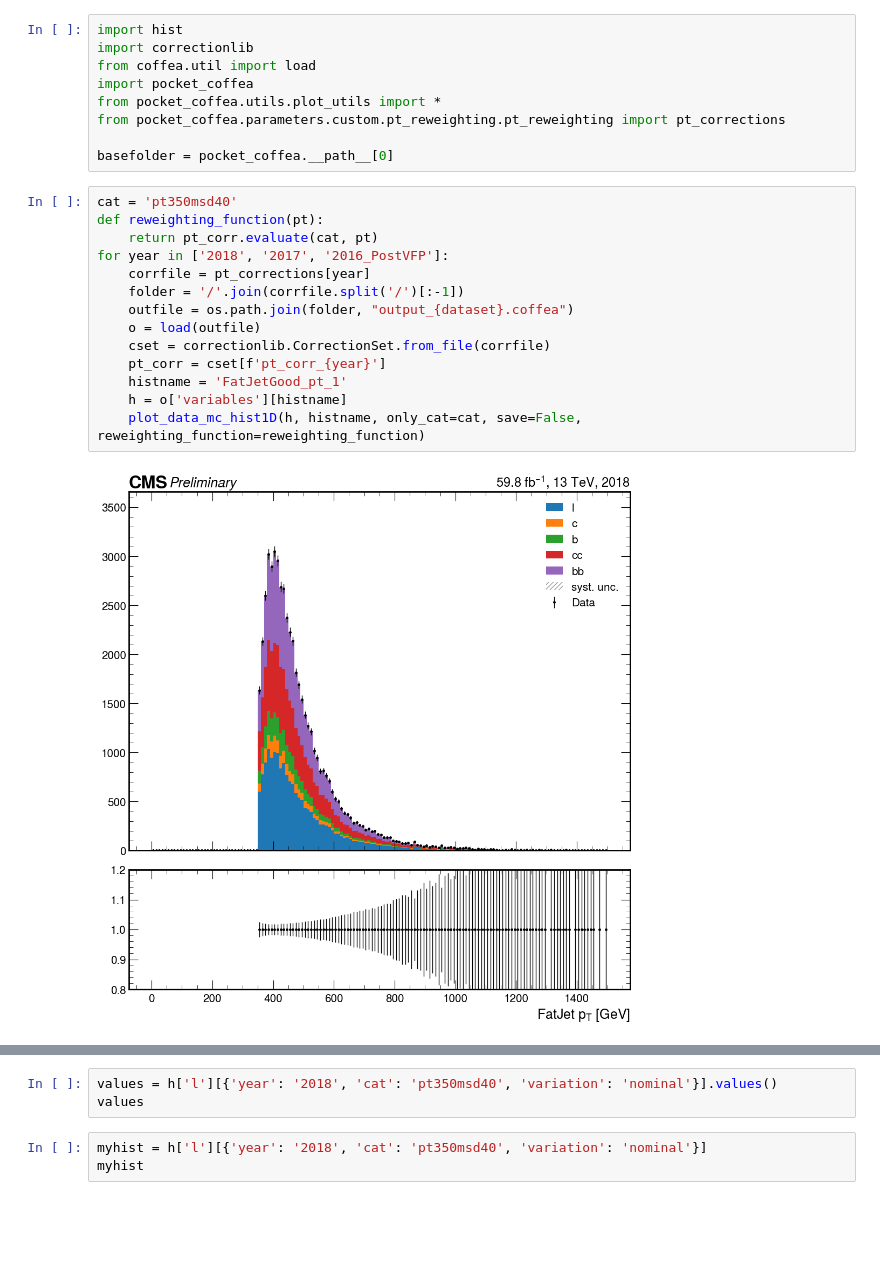
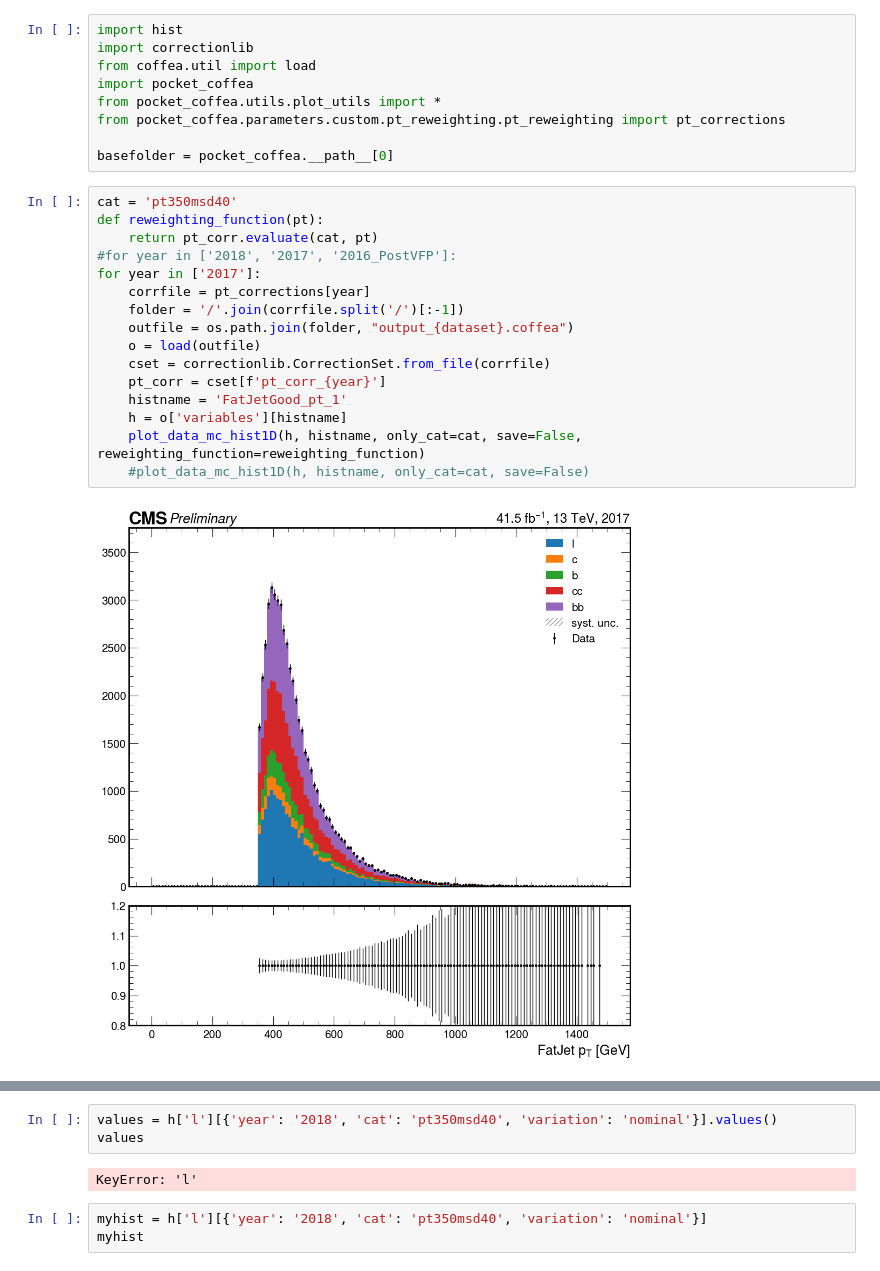
Before and after one commit to colizz/BTVNanoCommissioning, a Jupyter notebook: notebooks/check_pt_reweighting.ipynb, the cells around one changed output, grey strips where cells are left out. Drawn from its saved outputs; the diff is of its cells as text; blank space fills up the shorter version.

```diff
--- a/notebooks/check_pt_reweighting.ipynb
+++ b/notebooks/check_pt_reweighting.ipynb
@@ -10,16 +10,18 @@ basefolder = pocket_coffea.__path__[0]
 # %%
 cat = 'pt350msd40'
 def reweighting_function(pt):
     return pt_corr.evaluate(cat, pt)
-for year in ['2018', '2017', '2016_PostVFP']:
+#for year in ['2018', '2017', '2016_PostVFP']:
+for year in ['2017']:
     corrfile = pt_corrections[year]
     folder = '/'.join(corrfile.split('/')[:-1])
     outfile = os.path.join(folder, "output_{dataset}.coffea")
     o = load(outfile)
     cset = correctionlib.CorrectionSet.from_file(corrfile)
     pt_corr = cset[f'pt_corr_{year}']
     histname = 'FatJetGood_pt_1'
     h = o['variables'][histname]
     plot_data_mc_hist1D(h, histname, only_cat=cat, save=False, reweighting_function=reweighting_function)
+    #plot_data_mc_hist1D(h, histname, only_cat=cat, save=False)
 # %% [output]
-[figure, old version]
+[figure, new version]
@@ -28,6 +28,8 @@ for year in ['2018', '2017', '2016_PostVFP']:
 # %%
 values = h['l'][{'year': '2018', 'cat': 'pt350msd40', 'variation': 'nominal'}].values()
 values
+# %% [output]
+KeyError: 'l'
 # %%
 myhist = h['l'][{'year': '2018', 'cat': 'pt350msd40', 'variation': 'nominal'}]
 myhist
```
Also changed, not shown: parts of 1 cell of this notebook.
